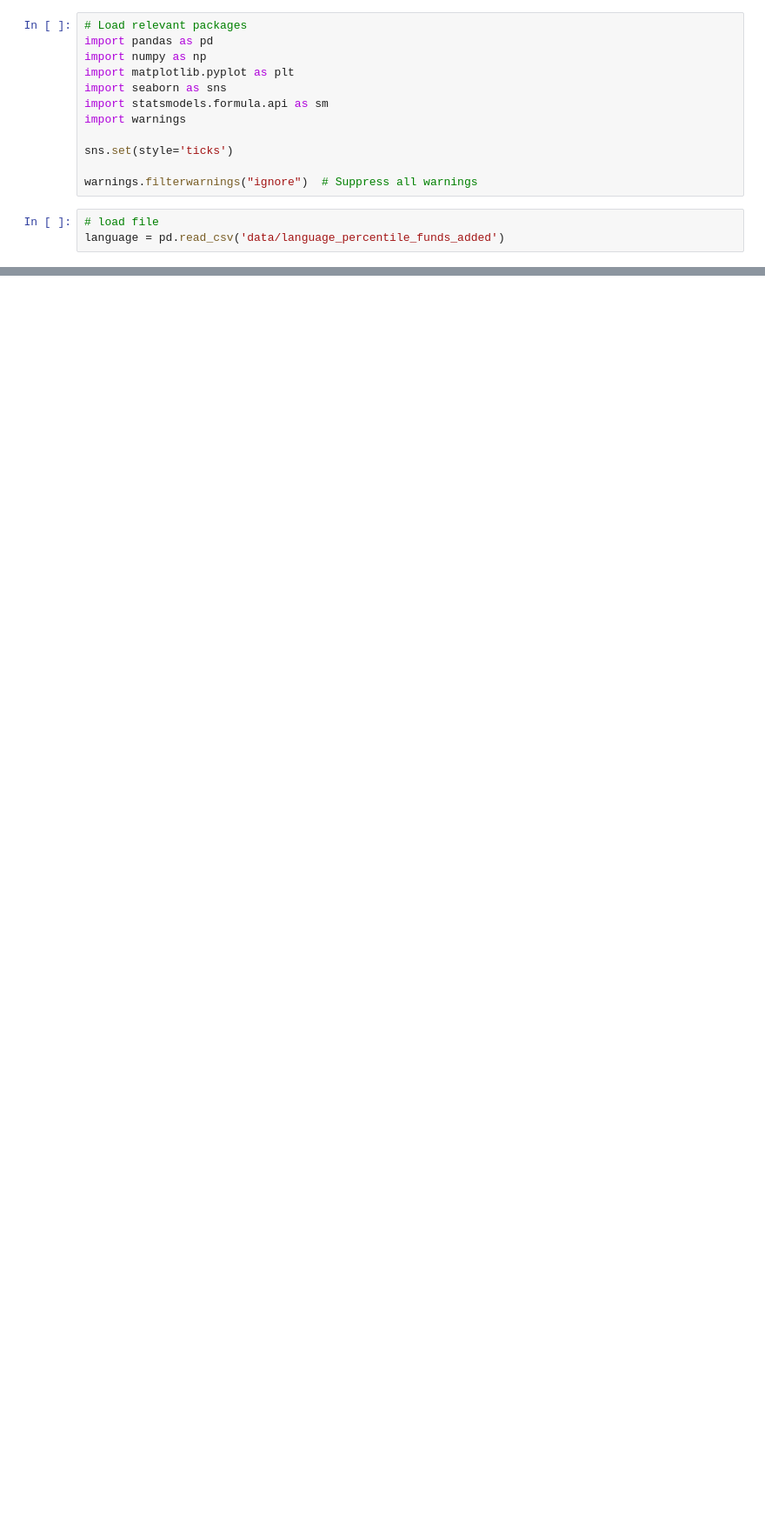
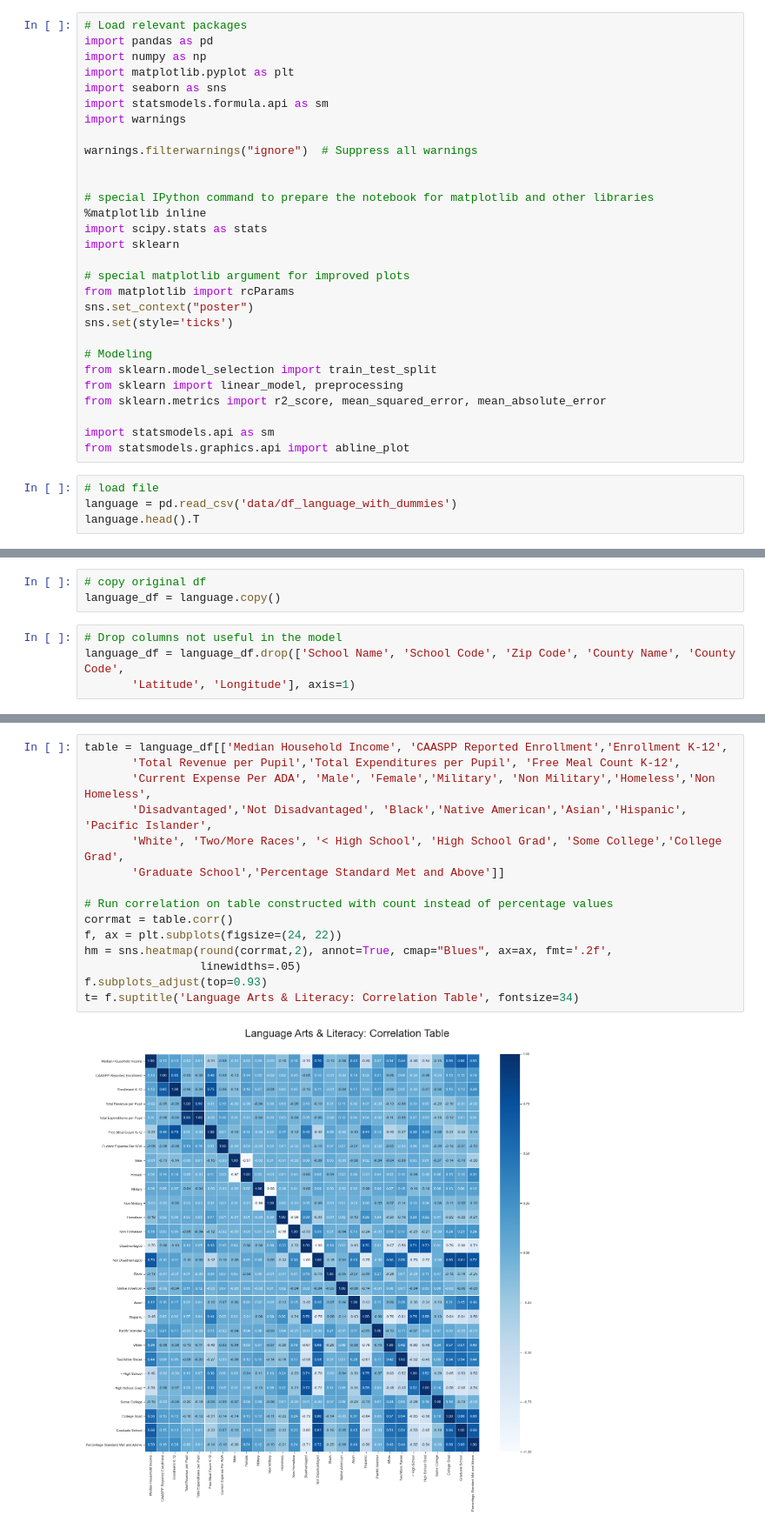
Before and after one commit to gabriellewald/education-project, a Jupyter notebook: Capstone1_pre_processing_training.ipynb, the cells around one changed output, grey strips where cells are left out. Shown: that part at 87% size. Cells and saved outputs as stored; diff of their text form; blank space fills up the shorter version.

```diff
--- a/Capstone1_pre_processing_training.ipynb
+++ b/Capstone1_pre_processing_training.ipynb
@@ -15,9 +15,27 @@ import seaborn as sns
 import statsmodels.formula.api as sm
 import warnings
 
+warnings.filterwarnings("ignore")  # Suppress all warnings
+
+
+# special IPython command to prepare the notebook for matplotlib and other libraries
+%matplotlib inline
+import scipy.stats as stats
+import sklearn
+
+# special matplotlib argument for improved plots
+from matplotlib import rcParams
+sns.set_context("poster")
 sns.set(style='ticks')
 
-warnings.filterwarnings("ignore")  # Suppress all warnings
+# Modeling
+from sklearn.model_selection import train_test_split
+from sklearn import linear_model, preprocessing
+from sklearn.metrics import r2_score, mean_squared_error, mean_absolute_error
+
+import statsmodels.api as sm
+from statsmodels.graphics.api import abline_plot
 # %%
 # load file
-language = pd.read_csv('data/language_percentile_funds_added')
+language = pd.read_csv('data/df_language_with_dummies')
+language.head().T
@@ -27,0 +60,7 @@ language = pd.read_csv('data/language_percentile_funds_added')
+# %%
+# copy original df
+language_df = language.copy()
+# %%
+# Drop columns not useful in the model
+language_df = language_df.drop(['School Name', 'School Code', 'Zip Code', 'County Name', 'County Code',
+       'Latitude', 'Longitude'], axis=1)
@@ -27,0 +88,17 @@ language = pd.read_csv('data/language_percentile_funds_added')
+# %%
+table = language_df[['Median Household Income', 'CAASPP Reported Enrollment','Enrollment K-12',
+       'Total Revenue per Pupil','Total Expenditures per Pupil', 'Free Meal Count K-12',
+       'Current Expense Per ADA', 'Male', 'Female','Military', 'Non Military','Homeless','Non Homeless',
+       'Disadvantaged','Not Disadvantaged', 'Black','Native American','Asian','Hispanic', 'Pacific Islander',
+       'White', 'Two/More Races', '< High School', 'High School Grad', 'Some College','College Grad',
+       'Graduate School','Percentage Standard Met and Above']]
+
+# Run correlation on table constructed with count instead of percentage values
+corrmat = table.corr()
+f, ax = plt.subplots(figsize=(24, 22))
+hm = sns.heatmap(round(corrmat,2), annot=True, cmap="Blues", ax=ax, fmt='.2f',
+                 linewidths=.05)
+f.subplots_adjust(top=0.93)
+t= f.suptitle('Language Arts & Literacy: Correlation Table', fontsize=34)
+# %% [output]
+[figure, added]
```
Also changed, not shown: parts of 31 cells of this notebook.
